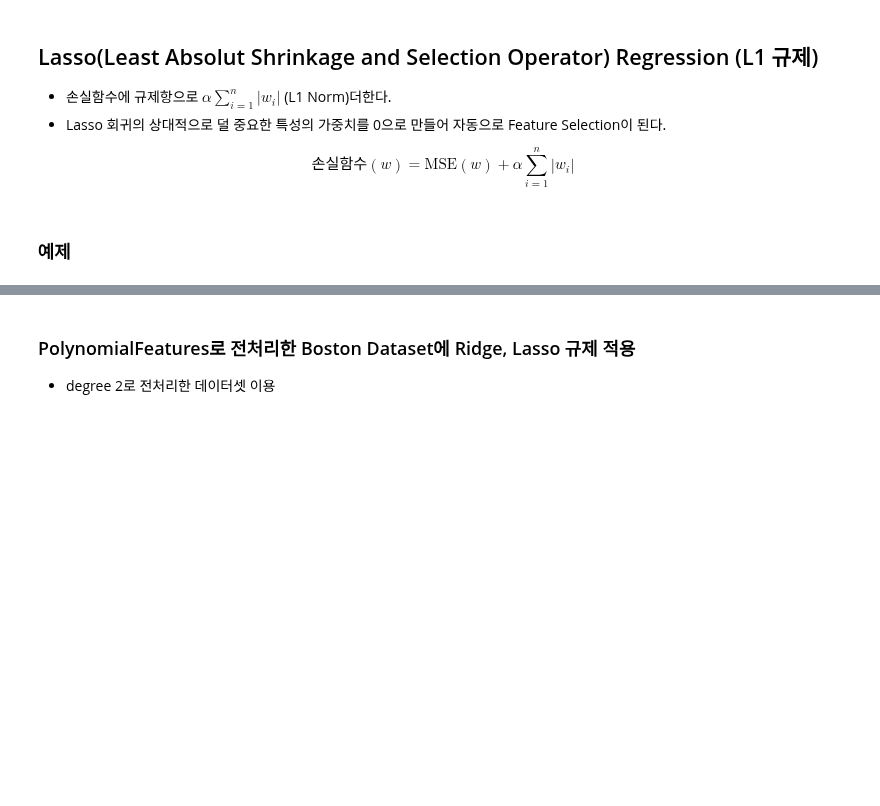
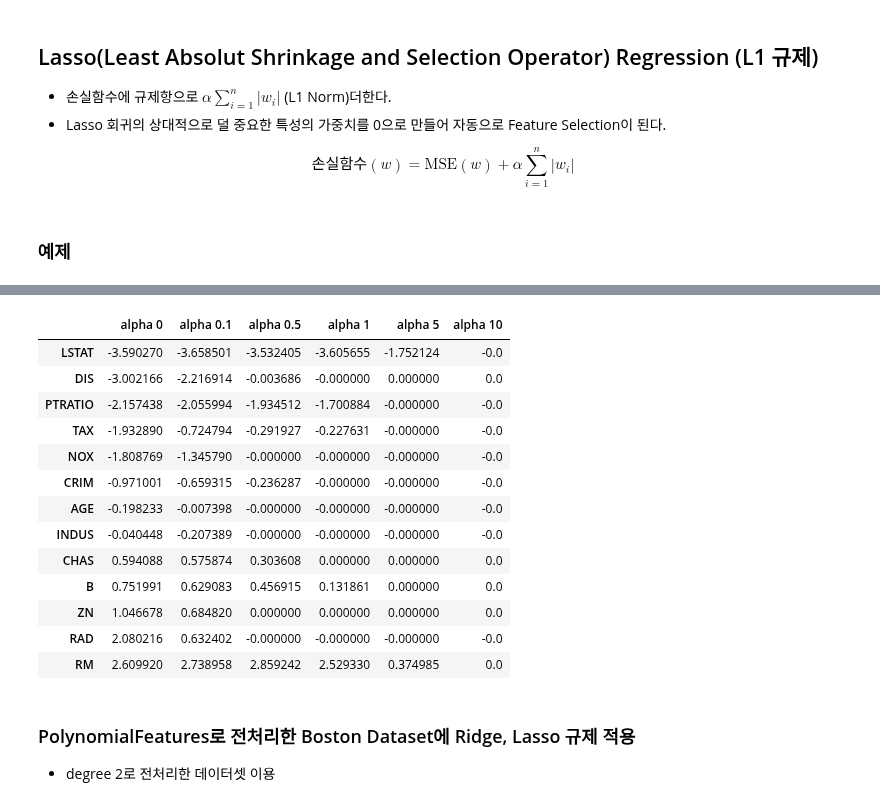
Before and after one commit to shina1221/SSAC_2021, a Jupyter notebook: class_study/07.machine learning/05/13_선형회귀.ipynb, the cells around one changed output, grey strips where cells are left out. Cells and saved outputs as stored; diff of their text form; code cells hidden in the pictures; blank space fills up the shorter version.

```diff
--- a/class_study/07.machine learning/05/13_선형회귀.ipynb
+++ b/class_study/07.machine learning/05/13_선형회귀.ipynb
@@ -492,3 +1070,21 @@ plt.show()
+# %%
+#alpha값이 커질 수록 feature에 곱해지는 weight값이 0이 되어버림
+lasso_coef_df
+# %% [output]
+|  | alpha 0 | alpha 0.1 | alpha 0.5 | alpha 1 | alpha 5 | alpha 10 |
+| LSTAT | -3.590270 | -3.658501 | -3.532405 | -3.605655 | -1.752124 | -0.0 |
+| DIS | -3.002166 | -2.216914 | -0.003686 | -0.000000 | 0.000000 | 0.0 |
+| PTRATIO | -2.157438 | -2.055994 | -1.934512 | -1.700884 | -0.000000 | -0.0 |
+| TAX | -1.932890 | -0.724794 | -0.291927 | -0.227631 | -0.000000 | -0.0 |
+| NOX | -1.808769 | -1.345790 | -0.000000 | -0.000000 | -0.000000 | -0.0 |
+| CRIM | -0.971001 | -0.659315 | -0.236287 | -0.000000 | -0.000000 | -0.0 |
+| AGE | -0.198233 | -0.007398 | -0.000000 | -0.000000 | -0.000000 | -0.0 |
+| INDUS | -0.040448 | -0.207389 | -0.000000 | -0.000000 | -0.000000 | -0.0 |
+| CHAS | 0.594088 | 0.575874 | 0.303608 | 0.000000 | 0.000000 | 0.0 |
+| B | 0.751991 | 0.629083 | 0.456915 | 0.131861 | 0.000000 | 0.0 |
+| ZN | 1.046678 | 0.684820 | 0.000000 | 0.000000 | 0.000000 | 0.0 |
+| RAD | 2.080216 | 0.632402 | -0.000000 | -0.000000 | -0.000000 | -0.0 |
+| RM | 2.609920 | 2.738958 | 2.859242 | 2.529330 | 0.374985 | 0.0 |
 # %% [markdown]
 ###  PolynomialFeatures로 전처리한 Boston Dataset에 Ridge, Lasso  규제 적용
 - degree 2로 전처리한 데이터셋 이용
```
Also changed, not shown: parts of 108 cells of this notebook.
